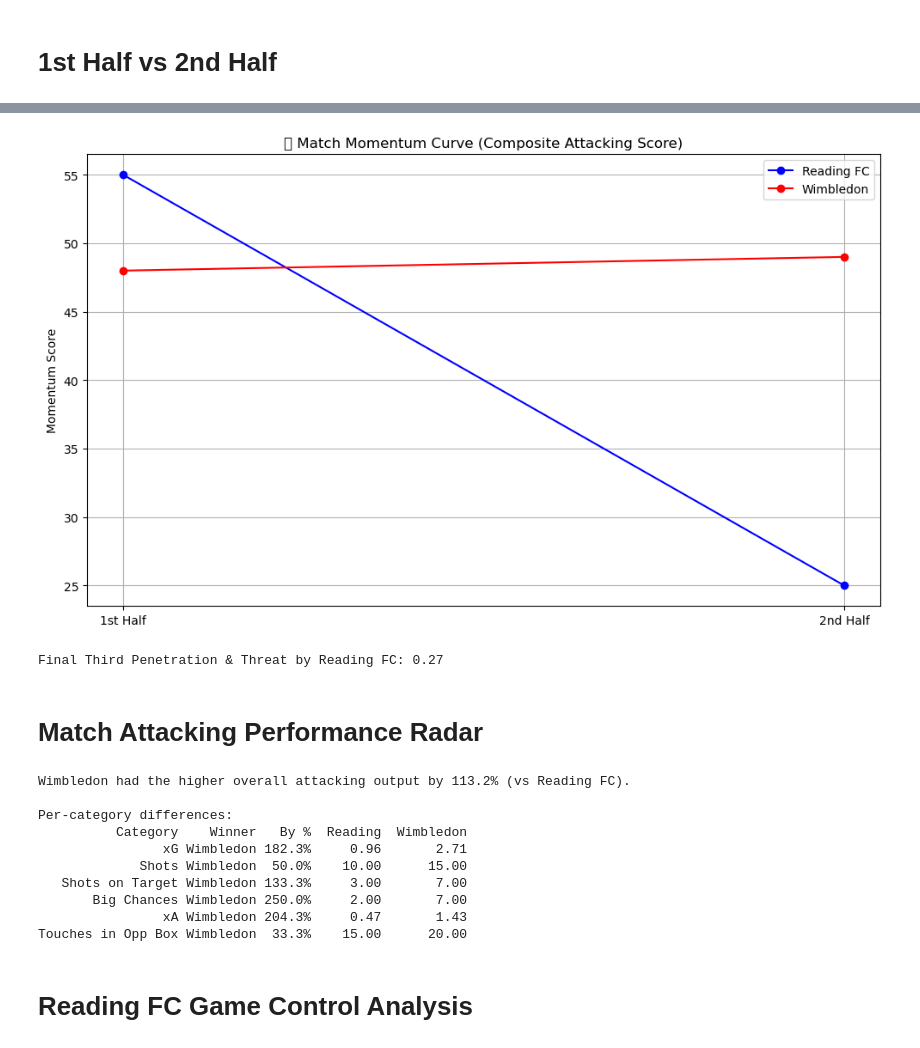
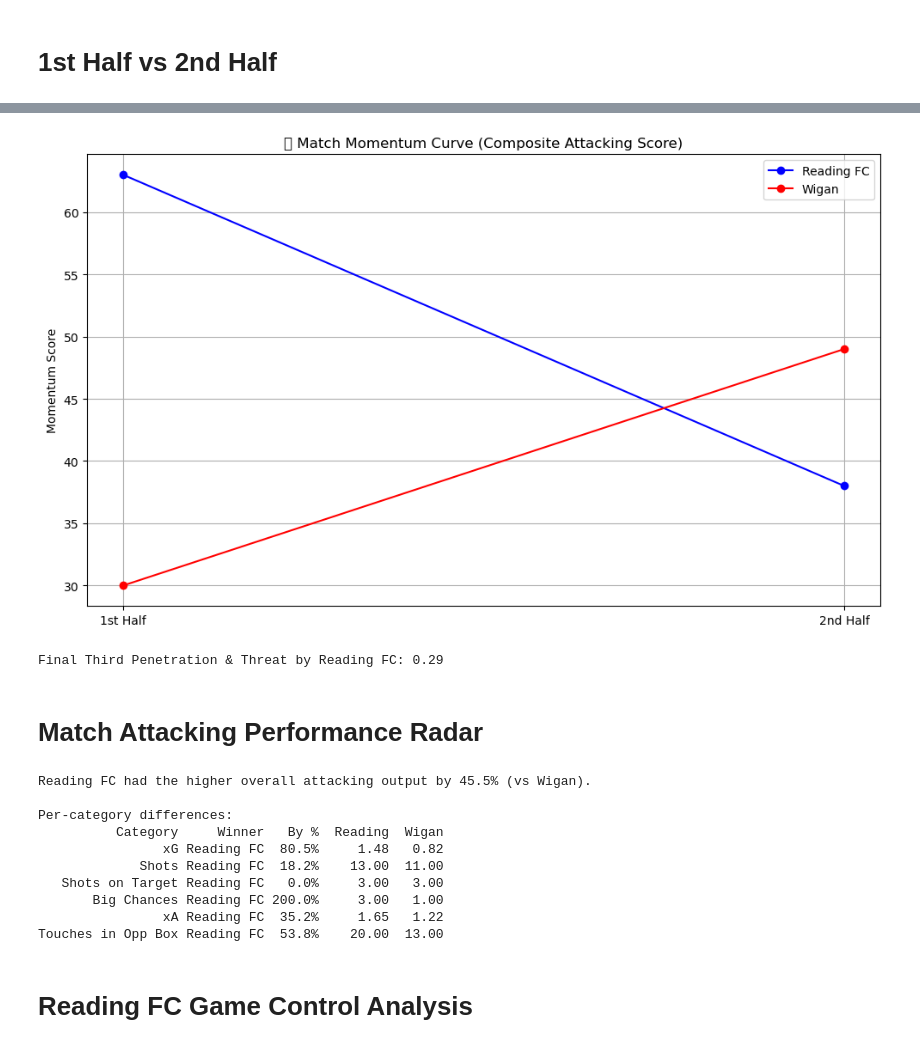
Before and after one commit to abryantgithub/Football_Analysis, a Jupyter notebook: notebooks/match-reports/Wigan-A.ipynb, the cells around one changed output, grey strips where cells are left out. Drawn from its saved outputs; the diff is of its cells as text; code cells hidden in the pictures.

```diff
--- a/notebooks/match-reports/Wigan-A.ipynb
+++ b/notebooks/match-reports/Wigan-A.ipynb
@@ -22,7 +22,7 @@ import numpy as np
 df = pd.read_csv('../../data/rfc_matchdata.csv')
 
 # Filtering for correct match
-df_match = df[(df["Opponent"] == "Wimbledon") & (df["Venue"] == "A")].reset_index(drop=True)
+df_match = df[(df["Opponent"] == "Wigan") & (df["Venue"] == "A")].reset_index(drop=True)
 
 match = df_match.iloc[0]
 # %% [markdown]
@@ -460,40 +460,40 @@ rfc_attack_2nd = (
     match['rfc_Passes_In_Final_Third_2nd']
 )
 
 opp_attack_1st = (
     match['opp_Shots_1st'] +
     match['opp_Touches_In_Opp_Box_1st'] +
     match['opp_Passes_In_Final_Third_1st']
 )
 opp_attack_2nd = (
     match['opp_Shots_2nd'] +
     match['opp_Touches_In_Opp_Box_2nd'] +
     match['opp_Passes_In_Finals_Third_2nd']
 )
 
 # Momentum score
 rfc_momentum = [rfc_attack_1st, rfc_attack_2nd]
 opp_momentum = [opp_attack_1st, opp_attack_2nd]
 
 # Plot
 plt.figure(figsize=(10, 6))
 plt.plot([0, 1], rfc_momentum, label='Reading FC', color='blue', marker='o')
-plt.plot([0, 1], opp_momentum, label='Wimbledon', color='red', marker='o')
+plt.plot([0, 1], opp_momentum, label='Wigan', color='red', marker='o')
 
 plt.xticks([0, 1], ['1st Half', '2nd Half'])
 plt.title("📊 Match Momentum Curve (Composite Attacking Score)")
 plt.ylabel("Momentum Score")
 plt.grid(True)
 plt.legend()
 plt.tight_layout()
 plt.show()
 # %% [output]
-[figure, old version]
+[figure, new version]
 # %%
 touches_per_f3_pass = match['rfc_Touches_In_Opp_Box'] / match['rfc_Passes_In_Final_Third'] if match['rfc_Passes_In_Final_Third'] else 0
 print(f"Final Third Penetration & Threat by Reading FC: {touches_per_f3_pass:.2f}")
 # %% [output]
-Final Third Penetration & Threat by Reading FC: 0.27
+Final Third Penetration & Threat by Reading FC: 0.29
 # %% [markdown]
 # Match Attacking Performance Radar
 # %%
@@ -568,10 +568,10 @@ else:
     # Compare and express percent advantage relative to the lower score
     if reading_score >= opp_score:
         leader = "Reading FC"
-        lagger = "Wimbledon"
+        lagger = "Wigan"
         pct = ((reading_score - opp_score) / opp_score * 100) if opp_score > 0 else float('inf')
     else:
-        leader = "Wimbledon"
+        leader = "Wigan"
         lagger = "Reading FC"
         pct = ((opp_score - reading_score) / reading_score * 100) if reading_score > 0 else float('inf')
 
@@ -594,10 +594,10 @@ def pct_diff(a, b):
 rows = []
 for cat, r_raw, o_raw in zip(attack_categories, reading_attack_vals, opp_attack_vals):
     if r_raw >= o_raw:
-        winner, loser = "Reading FC", "Wimbledon"
+        winner, loser = "Reading FC", "Wigan"
         pct, note = pct_diff(r_raw, o_raw)
     else:
-        winner, loser = "Wimbledon", "Reading FC"
+        winner, loser = "Wigan", "Reading FC"
         pct, note = pct_diff(o_raw, r_raw)
 
     pct_str = f"{pct:.1f}%" if isfinite(pct) else note or "∞"
@@ -606,7 +606,7 @@ for cat, r_raw, o_raw in zip(attack_categories, reading_attack_vals, opp_attack_
         "Winner": winner,
         "By %": pct_str,
         "Reading": r_raw,
-        "Wimbledon": o_raw
+        "Wigan": o_raw
     })
 
 try:
@@ -618,18 +618,18 @@ except Exception:
     print("\nPer-category differences:")
     for row in rows:
         print(f"{row['Category']}: {row['Winner']} by {row['By %']} "
-              f"(Reading {row['Reading']} vs Wimbledon {row['Wimbledon']})")
+              f"(Reading {row['Reading']} vs Wigan {row['Wigan']})")
 # %% [output]
-Wimbledon had the higher overall attacking output by 113.2% (vs Reading FC).
+Reading FC had the higher overall attacking output by 45.5% (vs Wigan).
 
 Per-category differences:
-          Category    Winner   By %  Reading  Wimbledon
-                xG Wimbledon 182.3%     0.96       2.71
-             Shots Wimbledon  50.0%    10.00      15.00
-   Shots on Target Wimbledon 133.3%     3.00       7.00
-       Big Chances Wimbledon 250.0%     2.00       7.00
-                xA Wimbledon 204.3%     0.47       1.43
-Touches in Opp Box Wimbledon  33.3%    15.00      20.00
+          Category     Winner   By %  Reading  Wigan
+                xG Reading FC  80.5%     1.48   0.82
+             Shots Reading FC  18.2%    13.00  11.00
+   Shots on Target Reading FC   0.0%     3.00   3.00
+       Big Chances Reading FC 200.0%     3.00   1.00
+                xA Reading FC  35.2%     1.65   1.22
+Touches in Opp Box Reading FC  53.8%    20.00  13.00
 # %% [markdown]
 # Reading FC Game Control Analysis
 # %% [markdown]
```
Also changed, not shown: parts of 30 cells of this notebook, 4 other files.
